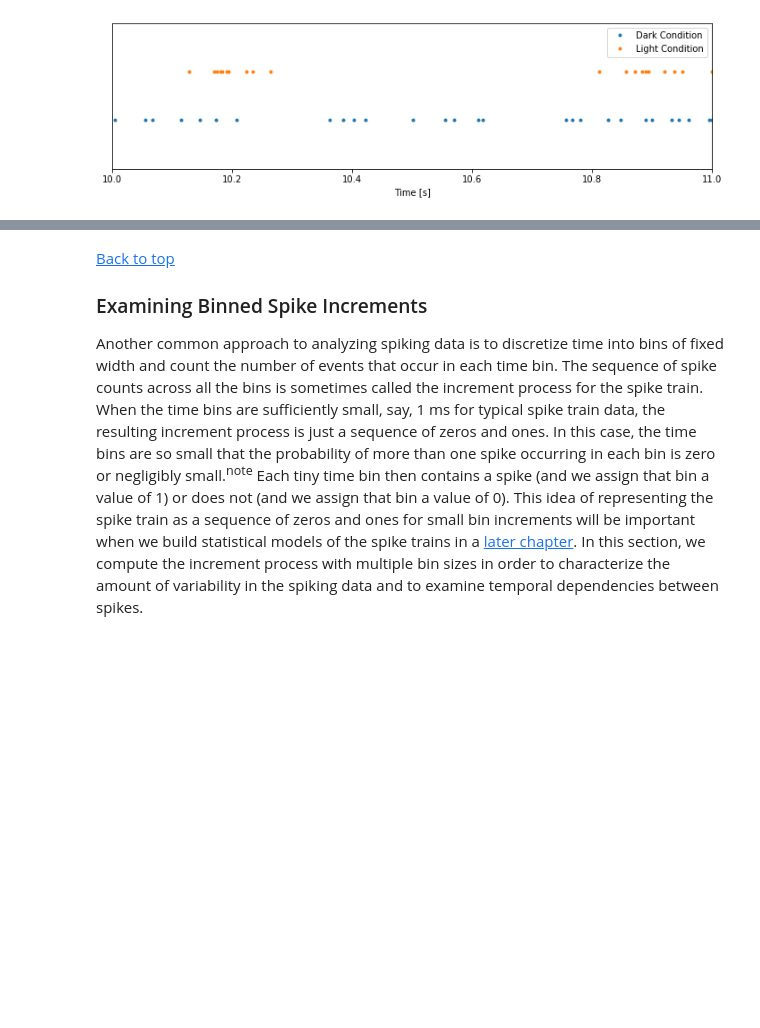
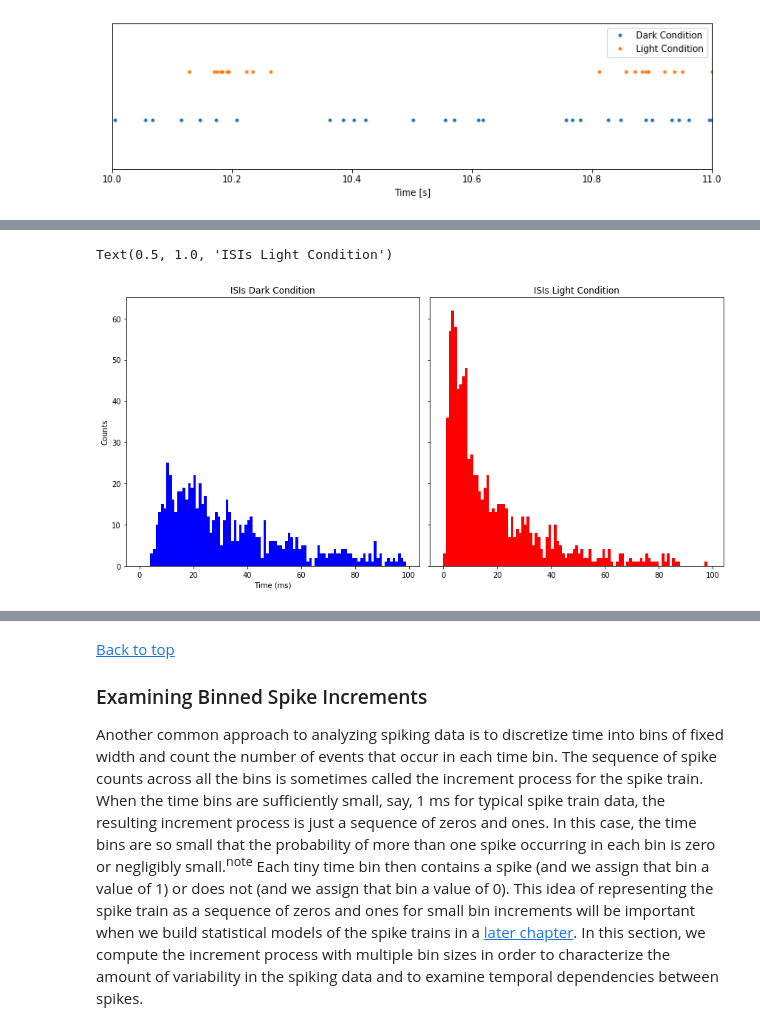
Before and after one commit to jaib1/Case-Studies-Python, a Jupyter notebook: content/08/basic-visualizations-and-descriptive-statistics-of-spike-train-data.ipynb, the cells around one changed output, grey strips where cells are left out. Drawn from its saved outputs; the diff is of its cells as text; code cells hidden in the pictures; blank space fills up the shorter version.

```diff
--- a/content/08/basic-visualizations-and-descriptive-statistics-of-spike-train-data.ipynb
+++ b/content/08/basic-visualizations-and-descriptive-statistics-of-spike-train-data.ipynb
@@ -504,0 +384,17 @@ Let’s now consider the two ISI histograms representing the spiking activity fr
+# %%
+# Plot the ISI histograms for both conditions:
+
+# create 2 subplots with shared axes and increase the figure size
+fig4, ax4 = plt.subplots(nrows=1, ncols=2, sharex=True, sharey=True, figsize=(12,6))
+# set the bins in milliseconds
+bins = np.arange(0, 100, 1)
+# create the histograms in milliseconds
+ax4[0].hist(isi_dark*1000, bins, color='b')
+ax4[1].hist(isi_light*1000, bins, color='r')
+ax4[0].set_xlabel('Time (ms)')
+ax4[0].set_ylabel('Counts')
+ax4[0].set_title('ISIs Dark Condition')
+ax4[1].set_title('ISIs Light Condition')
+# %% [output]
+Text(0.5, 1.0, 'ISIs Light Condition')
+[figure, added]
```
Also changed, not shown: parts of 55 cells of this notebook.
